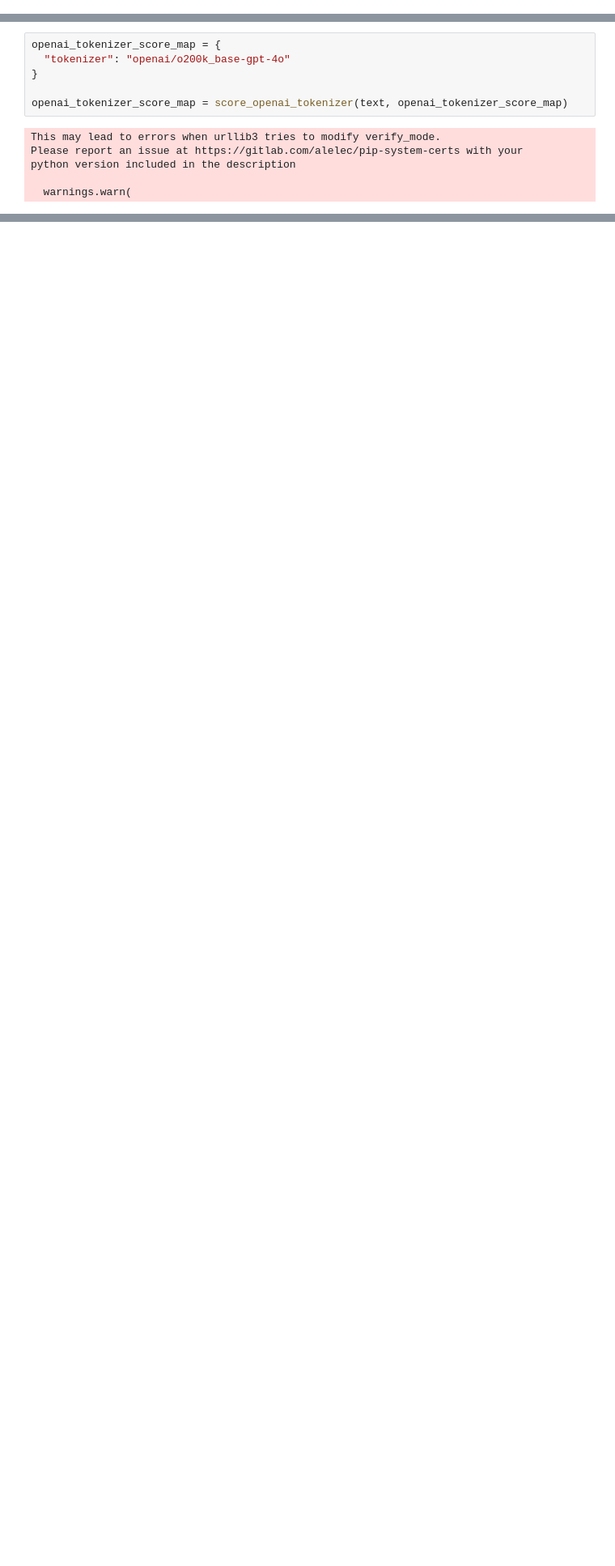
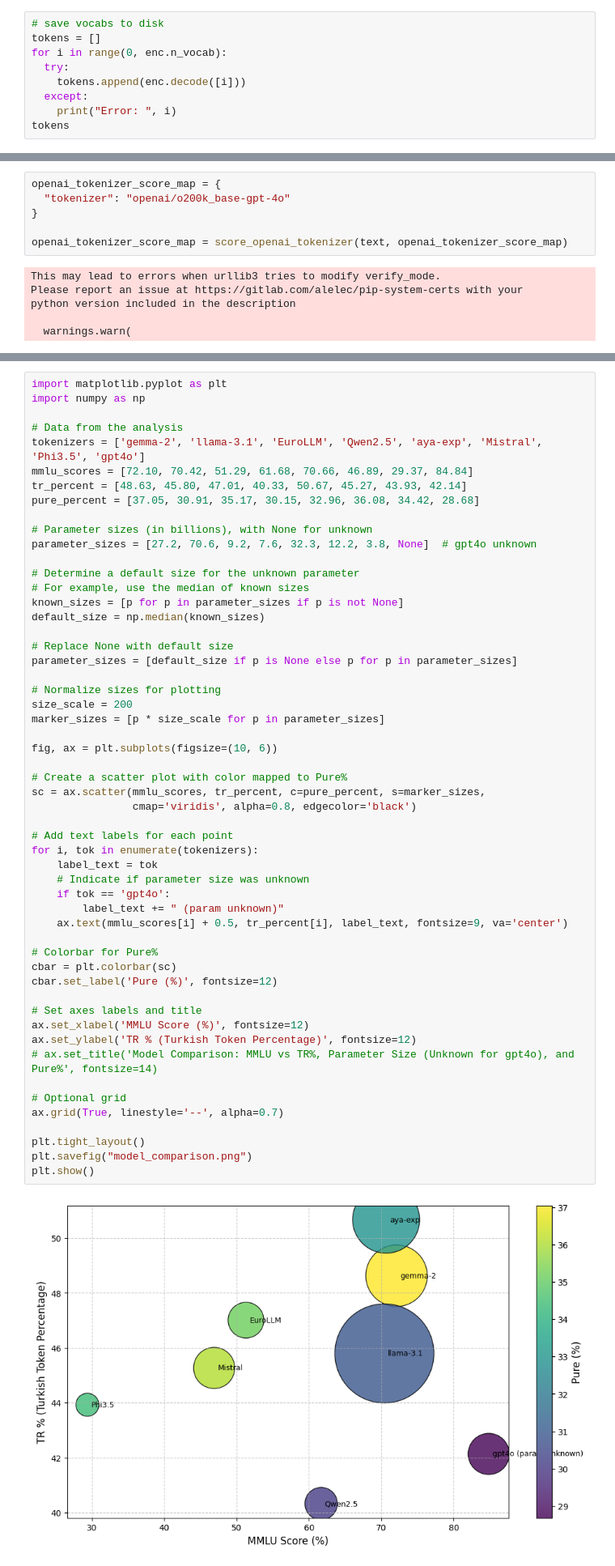
Before and after one commit to malibayram/tokenizer_benchmark, a Jupyter notebook: test_tokenizer.ipynb, the cells around one changed output, grey strips where cells are left out. Shown at 81% size. Saved outputs shown, nothing was run; the diff lists cells and outputs as text; blank space fills up the shorter version.

```diff
--- a/test_tokenizer.ipynb
+++ b/test_tokenizer.ipynb
@@ -115,3 +116,12 @@ enc = tiktoken.encoding_for_model("gpt-4o")
 enc.decode([43519, 95938])
 # %% [output]
 ' Risk yönet'
+# %%
+# save vocabs to disk
+tokens = []
+for i in range(0, enc.n_vocab):
+  try:
+    tokens.append(enc.decode([i]))
+  except:
+    print("Error: ", i)
+tokens
@@ -188,0 +291,56 @@ df
+# %%
+import matplotlib.pyplot as plt
+import numpy as np
+
+# Data from the analysis
+tokenizers = ['gemma-2', 'llama-3.1', 'EuroLLM', 'Qwen2.5', 'aya-exp', 'Mistral', 'Phi3.5', 'gpt4o']
+mmlu_scores = [72.10, 70.42, 51.29, 61.68, 70.66, 46.89, 29.37, 84.84]
+tr_percent = [48.63, 45.80, 47.01, 40.33, 50.67, 45.27, 43.93, 42.14]
+pure_percent = [37.05, 30.91, 35.17, 30.15, 32.96, 36.08, 34.42, 28.68]
+
+# Parameter sizes (in billions), with None for unknown
+parameter_sizes = [27.2, 70.6, 9.2, 7.6, 32.3, 12.2, 3.8, None]  # gpt4o unknown
+
+# Determine a default size for the unknown parameter
+# For example, use the median of known sizes
+known_sizes = [p for p in parameter_sizes if p is not None]
+default_size = np.median(known_sizes)
+
+# Replace None with default size
+parameter_sizes = [default_size if p is None else p for p in parameter_sizes]
+
+# Normalize sizes for plotting
+size_scale = 200
+marker_sizes = [p * size_scale for p in parameter_sizes]
+
+fig, ax = plt.subplots(figsize=(10, 6))
+
+# Create a scatter plot with color mapped to Pure%
+sc = ax.scatter(mmlu_scores, tr_percent, c=pure_percent, s=marker_sizes,
+                cmap='viridis', alpha=0.8, edgecolor='black')
+
+# Add text labels for each point
+for i, tok in enumerate(tokenizers):
+    label_text = tok
+    # Indicate if parameter size was unknown
+    if tok == 'gpt4o':
+        label_text += " (param unknown)"
+    ax.text(mmlu_scores[i] + 0.5, tr_percent[i], label_text, fontsize=9, va='center')
+
+# Colorbar for Pure%
+cbar = plt.colorbar(sc)
+cbar.set_label('Pure (%)', fontsize=12)
+
+# Set axes labels and title
+ax.set_xlabel('MMLU Score (%)', fontsize=12)
+ax.set_ylabel('TR % (Turkish Token Percentage)', fontsize=12)
+# ax.set_title('Model Comparison: MMLU vs TR%, Parameter Size (Unknown for gpt4o), and Pure%', fontsize=14)
+
+# Optional grid
+ax.grid(True, linestyle='--', alpha=0.7)
+
+plt.tight_layout()
+plt.savefig("model_comparison.png")
+plt.show()
+# %% [output]
+[figure, added]
```
Also changed, not shown: parts of 7 cells of this notebook, 30 other files.
